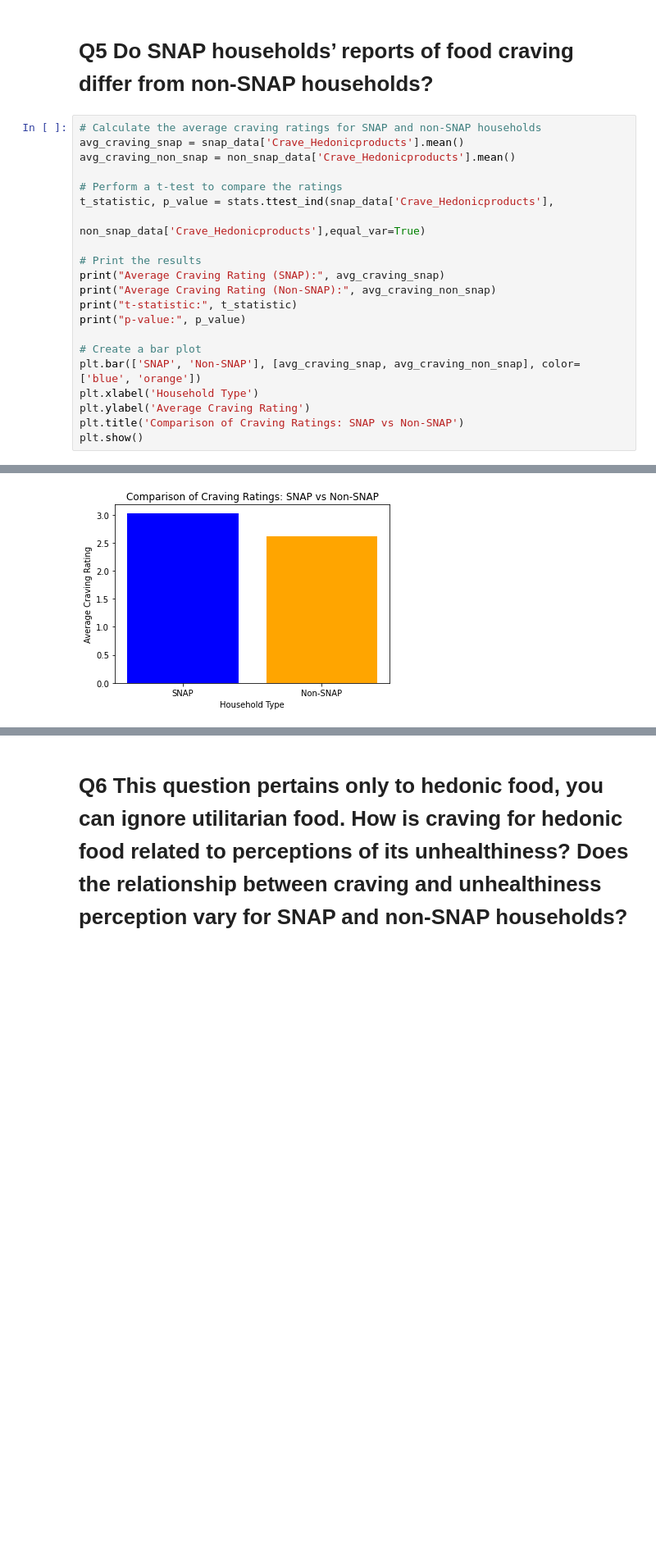
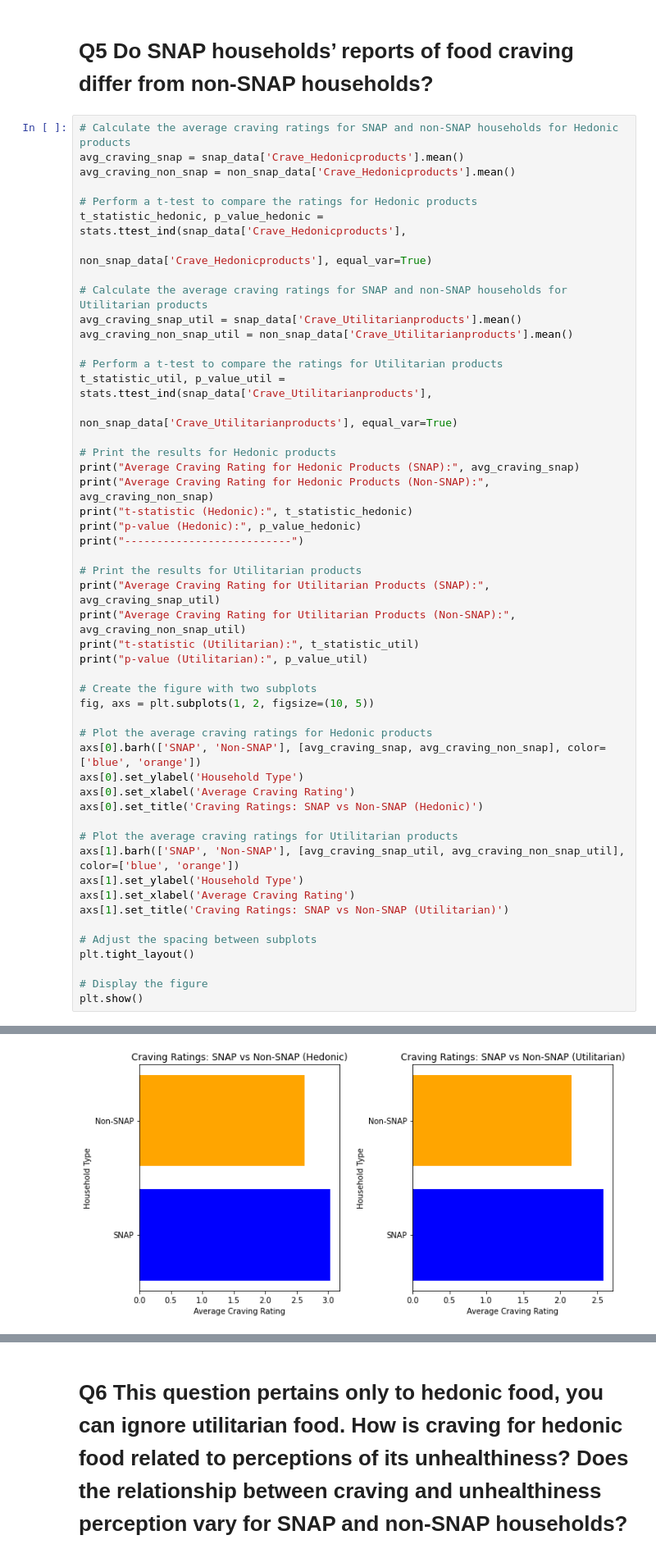
Before and after one commit to franklinjtan/Food-Stamps-Consumer-Behavior-Analysis, a Jupyter notebook: code/main.ipynb, the cells around one changed output, grey strips where cells are left out. Shown at 82% size. Saved outputs shown, nothing was run; the diff lists cells and outputs as text; blank space fills up the shorter version.

```diff
--- a/code/main.ipynb
+++ b/code/main.ipynb
@@ -345,24 +478,53 @@ Text(0.5, 1.0, 'Comparison of Unhealthiness Ratings for Utilitarian Products: SN
 # %% [markdown]
 # Q5 Do SNAP households’ reports of food craving differ from non-SNAP households?
 # %%
-# Calculate the average craving ratings for SNAP and non-SNAP households
+# Calculate the average craving ratings for SNAP and non-SNAP households for Hedonic products
 avg_craving_snap = snap_data['Crave_Hedonicproducts'].mean()
 avg_craving_non_snap = non_snap_data['Crave_Hedonicproducts'].mean()
 
-# Perform a t-test to compare the ratings
-t_statistic, p_value = stats.ttest_ind(snap_data['Crave_Hedonicproducts'],
-                                       non_snap_data['Crave_Hedonicproducts'],equal_var=True)
+# Perform a t-test to compare the ratings for Hedonic products
+t_statistic_hedonic, p_value_hedonic = stats.ttest_ind(snap_data['Crave_Hedonicproducts'],
+                                                      non_snap_data['Crave_Hedonicproducts'], equal_var=True)
 
-# Print the results
-print("Average Craving Rating (SNAP):", avg_craving_snap)
-print("Average Craving Rating (Non-SNAP):", avg_craving_non_snap)
-print("t-statistic:", t_statistic)
-print("p-value:", p_value)
+# Calculate the average craving ratings for SNAP and non-SNAP households for Utilitarian products
+avg_craving_snap_util = snap_data['Crave_Utilitarianproducts'].mean()
+avg_craving_non_snap_util = non_snap_data['Crave_Utilitarianproducts'].mean()
 
-# Create a bar plot
-plt.bar(['SNAP', 'Non-SNAP'], [avg_craving_snap, avg_craving_non_snap], color=['blue', 'orange'])
-plt.xlabel('Household Type')
-plt.ylabel('Average Craving Rating')
-plt.title('Comparison of Craving Ratings: SNAP vs Non-SNAP')
+# Perform a t-test to compare the ratings for Utilitarian products
+t_statistic_util, p_value_util = stats.ttest_ind(snap_data['Crave_Utilitarianproducts'],
+                                                non_snap_data['Crave_Utilitarianproducts'], equal_var=True)
+
+# Print the results for Hedonic products
+print("Average Craving Rating for Hedonic Products (SNAP):", avg_craving_snap)
+print("Average Craving Rating for Hedonic Products (Non-SNAP):", avg_craving_non_snap)
+print("t-statistic (Hedonic):", t_statistic_hedonic)
+print("p-value (Hedonic):", p_value_hedonic)
+print("--------------------------")
+
+# Print the results for Utilitarian products
+print("Average Craving Rating for Utilitarian Products (SNAP):", avg_craving_snap_util)
+print("Average Craving Rating for Utilitarian Products (Non-SNAP):", avg_craving_non_snap_util)
+print("t-statistic (Utilitarian):", t_statistic_util)
+print("p-value (Utilitarian):", p_value_util)
+
+# Create the figure with two subplots
+fig, axs = plt.subplots(1, 2, figsize=(10, 5))
+
+# Plot the average craving ratings for Hedonic products
+axs[0].barh(['SNAP', 'Non-SNAP'], [avg_craving_snap, avg_craving_non_snap], color=['blue', 'orange'])
+axs[0].set_ylabel('Household Type')
+axs[0].set_xlabel('Average Craving Rating')
+axs[0].set_title('Craving Ratings: SNAP vs Non-SNAP (Hedonic)')
+
+# Plot the average craving ratings for Utilitarian products
+axs[1].barh(['SNAP', 'Non-SNAP'], [avg_craving_snap_util, avg_craving_non_snap_util], color=['blue', 'orange'])
+axs[1].set_ylabel('Household Type')
+axs[1].set_xlabel('Average Craving Rating')
+axs[1].set_title('Craving Ratings: SNAP vs Non-SNAP (Utilitarian)')
+
+# Adjust the spacing between subplots
+plt.tight_layout()
+
+# Display the figure
 plt.show()
 # %% [output]
@@ -373 +540 @@ p-value: 5.973531475415773e-06
-[figure, old version]
+[figure, new version]
```
Also changed, not shown: parts of 13 cells of this notebook.
